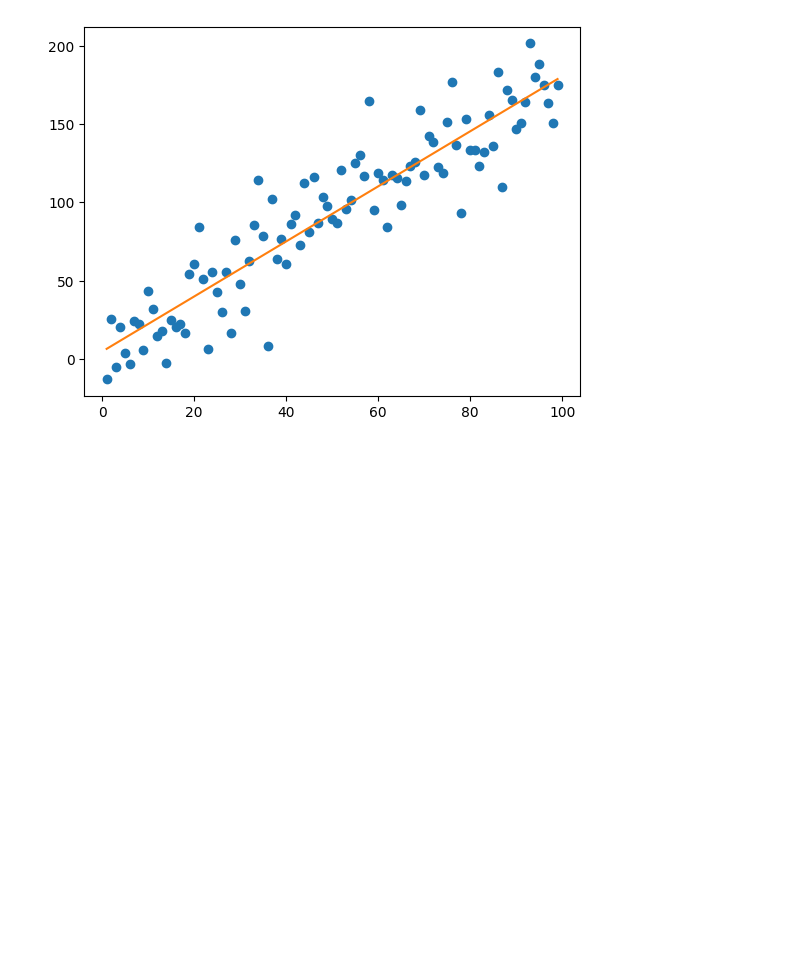
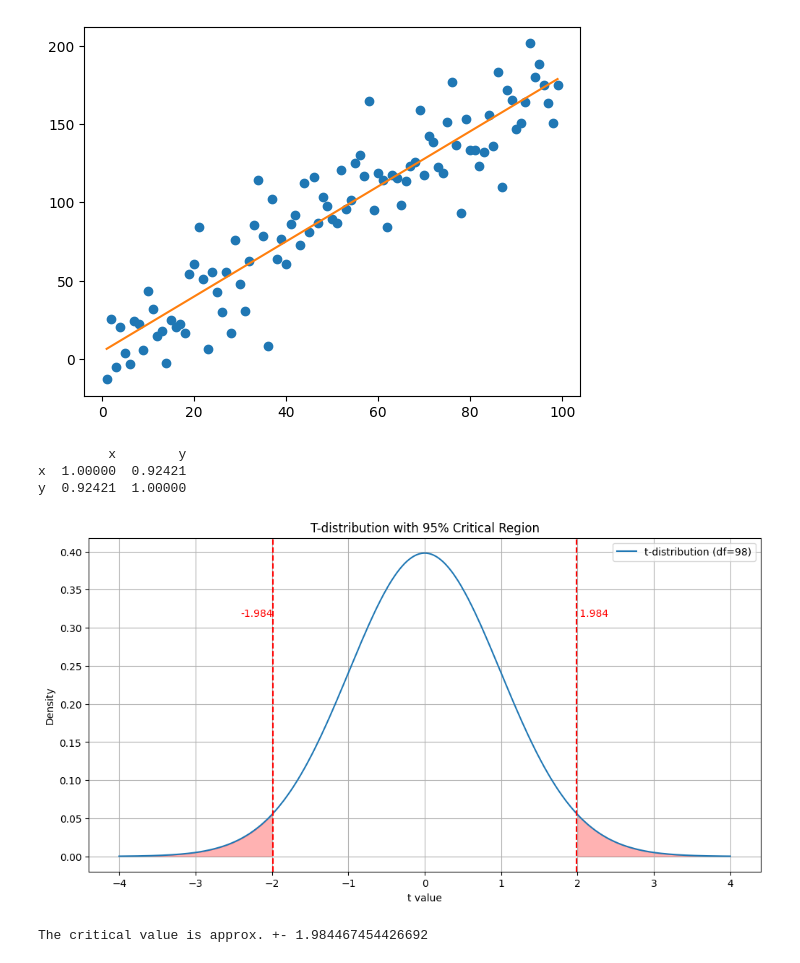
Before and after one commit to LuisAlvar/python, a Jupyter notebook: EssentialMathForDataScience/Ch5_Linear_Regression_Exercises.ipynb, the cells around one changed output. Saved outputs shown, nothing was run; the diff lists cells and outputs as text; code cells hidden in the pictures; blank space fills up the shorter version.

```diff
--- a/EssentialMathForDataScience/Ch5_Linear_Regression_Exercises.ipynb
+++ b/EssentialMathForDataScience/Ch5_Linear_Regression_Exercises.ipynb
@@ -43,3 +43,72 @@ plt.show()
 # Calculate the correlation coefficient and
 # statistical significance of this data (at 95% confidence)
 # Is the correlation useful?
+
+import pandas as pd
+import matplotlib.pyplot as plt
+from sklearn.linear_model import LinearRegression
+
+# Import data x and y points
+df = pd.read_csv('https://bit.ly/3C8JzrM', delimiter=",")
+
+# Print corelations between variables
+correlations = df.corr(method='pearson')
+print(correlations)
+# r = 0.92421
+# %% [output]
+         x        y
+x  1.00000  0.92421
+y  0.92421  1.00000
+# %%
+# Even though it appears we have a strong and compelling positive correlation. But again, we need to evaluate if this was by random luck.
+# Let's pursue our hypothesis test with 95% confidence using a two-tailed test, exploring if there is a relationship between these two variables.
+# We will use a T-distribution rather than a normal distribution, which has fatter tails to capture more variance and uncertainty,  to do hypothesis testing with linear regression.
+
+import numpy as np
+import matplotlib.pyplot as plt
+from scipy.stats import t
+
+# Import data x and y points
+data = pd.read_csv('https://bit.ly/3C8JzrM', delimiter=",")
+
+# Dataset size
+n = data["x"].values.size
+df = n - 1 # degrees of freedom for t-distribution
+
+# Generate t-distribution curve
+x = np.linspace(-4, 4, 500)
+y = t.pdf(x, df)
+
+# Critical values for 95% CI
+alpha = 0.05
+t_left = t.ppf(alpha/2, df)
+t_right = t.ppf(1 - alpha/2, df)
+
+plt.figure(figsize=(12, 6))
+
+# Plot t-distribution
+plt.plot(x, y, label=f"t-distribution (df={df})")
+
+# Shade critical regions
+plt.fill_between(x, y, where=(x < t_left), color='red', alpha=0.3)
+plt.fill_between(x, y, where=(x > t_right), color='red', alpha=0.3)
+
+# Vertical lines for critical vlaues
+plt.axvline(t_left, color='red', linestyle='--')
+plt.axvline(t_right, color='red', linestyle='--')
+
+# Label the critical values
+plt.text(t_left, max(y)*0.8, f"{t_left: .3f}", color='red', ha='right', va='center')
+plt.text(t_right, max(y)*0.8, f"{t_right: .3f}", color='red', ha='left', va='center')
+
+plt.title("T-distribution with 95% Critical Region")
+plt.xlabel("t value")
+plt.ylabel("Density")
+
+plt.legend()
+plt.grid(True)
+plt.show()
+print("The critical value is approx. +- {0}".format(t_right))
+# %% [output]
+[figure, added]
+The critical value is approx. +- 1.984467454426692
```
Also changed, not shown: parts of 2 cells of this notebook, 1 other file.
